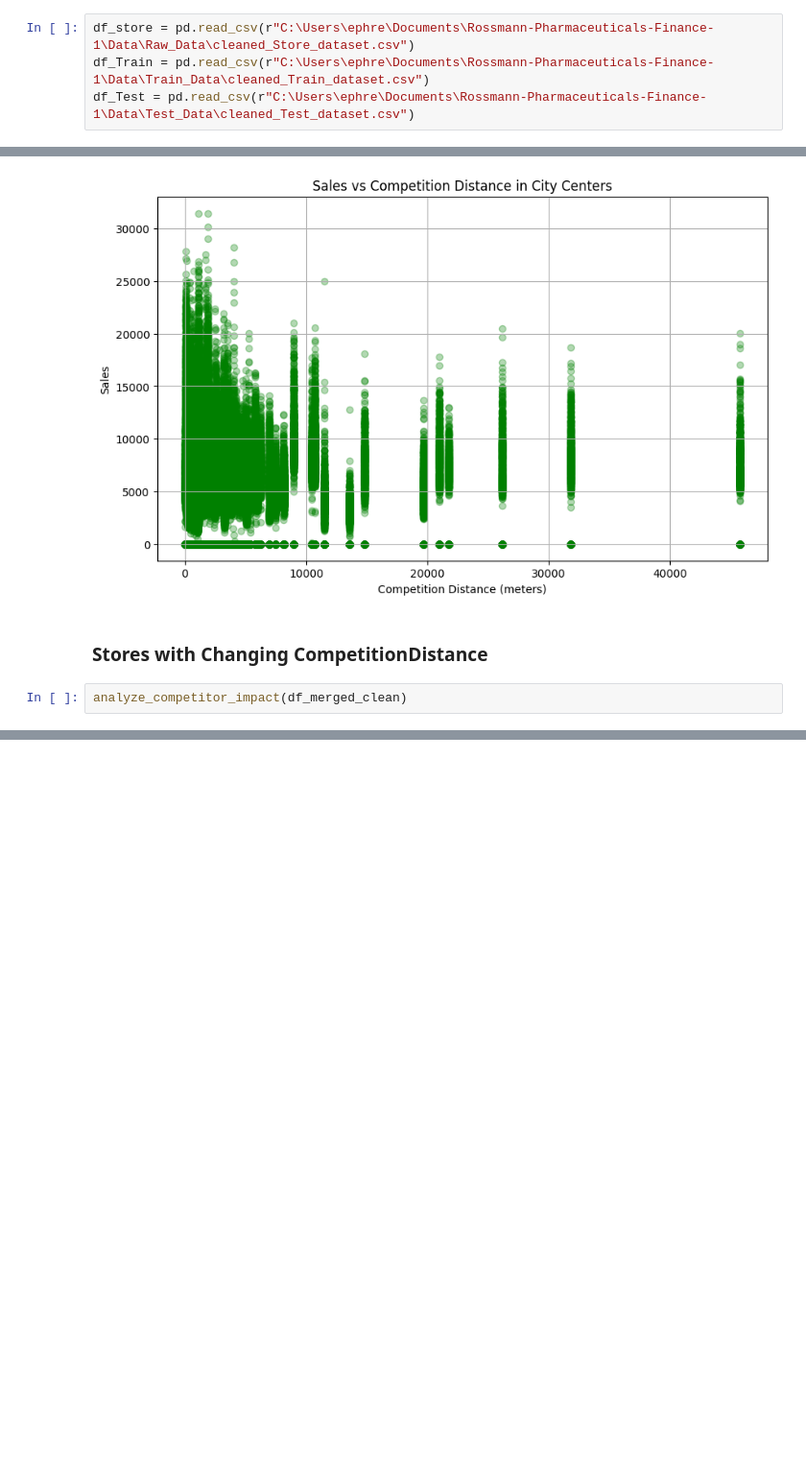
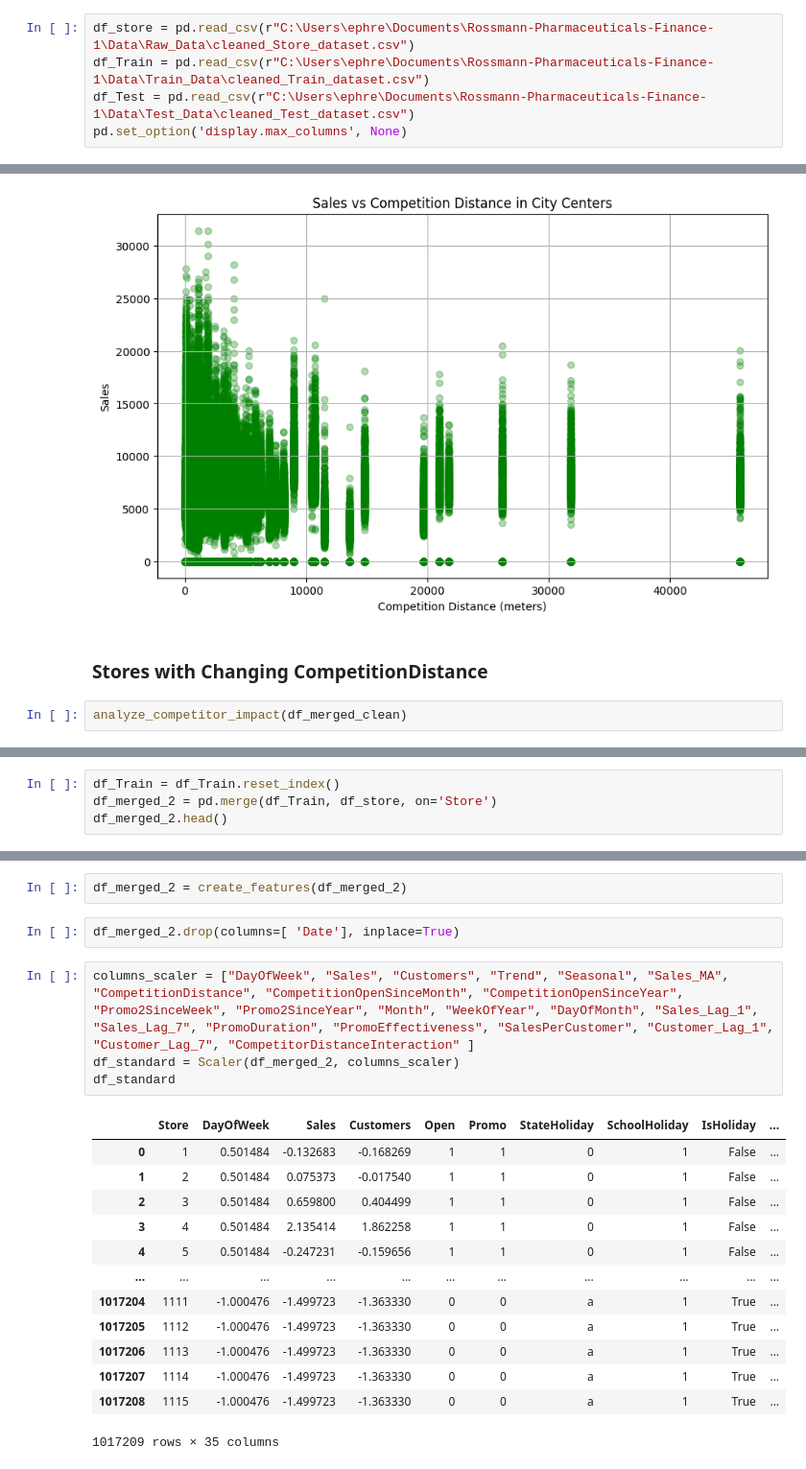
Before and after one commit to Ephrem0001/Rossmann-Pharmaceuticals-Finance, a Jupyter notebook: notebooks/Combined_EDA/Combined_EDA.ipynb, the cells around one changed output, grey strips where cells are left out. Shown at 96% size. Saved outputs shown, nothing was run; the diff lists cells and outputs as text; blank space fills up the shorter version.

```diff
--- a/notebooks/Combined_EDA/Combined_EDA.ipynb
+++ b/notebooks/Combined_EDA/Combined_EDA.ipynb
@@ -7,6 +7,7 @@ import os
 df_store = pd.read_csv(r"C:\Users\ephre\Documents\Rossmann-Pharmaceuticals-Finance-1\Data\Raw_Data\cleaned_Store_dataset.csv")
 df_Train = pd.read_csv(r"C:\Users\ephre\Documents\Rossmann-Pharmaceuticals-Finance-1\Data\Train_Data\cleaned_Train_dataset.csv")
 df_Test = pd.read_csv(r"C:\Users\ephre\Documents\Rossmann-Pharmaceuticals-Finance-1\Data\Test_Data\cleaned_Test_dataset.csv")
+pd.set_option('display.max_columns', None)
 # %%
 sys.path.append(r'c:\Users\ephre\Documents\Rossmann-Pharmaceuticals-Finance-1\scripts')
 
@@ -195,0 +199,4 @@ analyze_competitor_impact(df_merged_clean)
+# %%
+df_Train = df_Train.reset_index()
+df_merged_2 = pd.merge(df_Train, df_store, on='Store')
+df_merged_2.head()
@@ -195,0 +210,22 @@ analyze_competitor_impact(df_merged_clean)
+# %%
+df_merged_2 = create_features(df_merged_2)
+# %%
+df_merged_2.drop(columns=[ 'Date'], inplace=True)
+# %%
+columns_scaler = ["DayOfWeek", "Sales", "Customers", "Trend", "Seasonal", "Sales_MA", "CompetitionDistance", "CompetitionOpenSinceMonth", "CompetitionOpenSinceYear", "Promo2SinceWeek", "Promo2SinceYear", "Month", "WeekOfYear", "DayOfMonth", "Sales_Lag_1", "Sales_Lag_7", "PromoDuration", "PromoEffectiveness", "SalesPerCustomer", "Customer_Lag_1", "Customer_Lag_7", "CompetitorDistanceInteraction" ]
+df_standard = Scaler(df_merged_2, columns_scaler)
+df_standard
+# %% [output]
+|  | Store | DayOfWeek | Sales | Customers | Open | Promo | StateHoliday | SchoolHoliday | IsHoliday | ... |
+| 0 | 1 | 0.501484 | -0.132683 | -0.168269 | 1 | 1 | 0 | 1 | False | ... |
+| 1 | 2 | 0.501484 | 0.075373 | -0.017540 | 1 | 1 | 0 | 1 | False | ... |
+| 2 | 3 | 0.501484 | 0.659800 | 0.404499 | 1 | 1 | 0 | 1 | False | ... |
+| 3 | 4 | 0.501484 | 2.135414 | 1.862258 | 1 | 1 | 0 | 1 | False | ... |
+| 4 | 5 | 0.501484 | -0.247231 | -0.159656 | 1 | 1 | 0 | 1 | False | ... |
+| ... | ... | ... | ... | ... | ... | ... | ... | ... | ... | ... |
+| 1017204 | 1111 | -1.000476 | -1.499723 | -1.363330 | 0 | 0 | a | 1 | True | ... |
+| 1017205 | 1112 | -1.000476 | -1.499723 | -1.363330 | 0 | 0 | a | 1 | True | ... |
+| 1017206 | 1113 | -1.000476 | -1.499723 | -1.363330 | 0 | 0 | a | 1 | True | ... |
+| 1017207 | 1114 | -1.000476 | -1.499723 | -1.363330 | 0 | 0 | a | 1 | True | ... |
+| 1017208 | 1115 | -1.000476 | -1.499723 | -1.363330 | 0 | 0 | a | 1 | True | ... |
+1017209 rows × 35 columns
```
Also changed, not shown: parts of 6 cells of this notebook, 2 other files.
